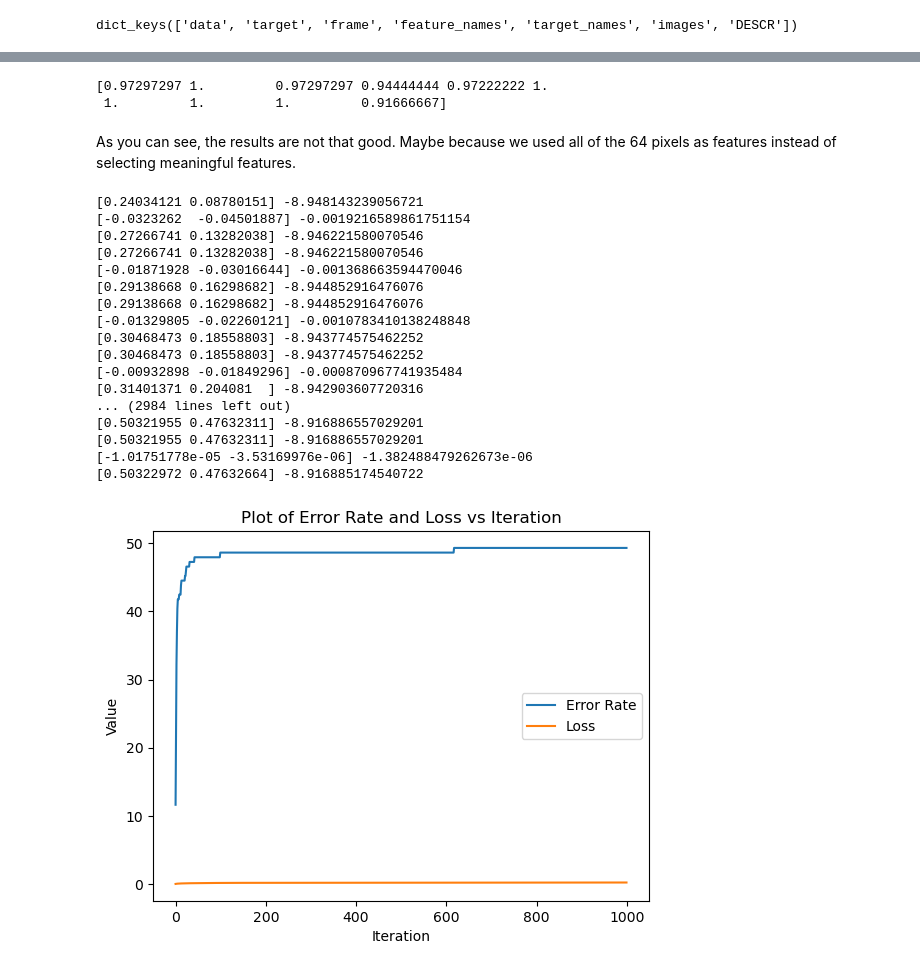
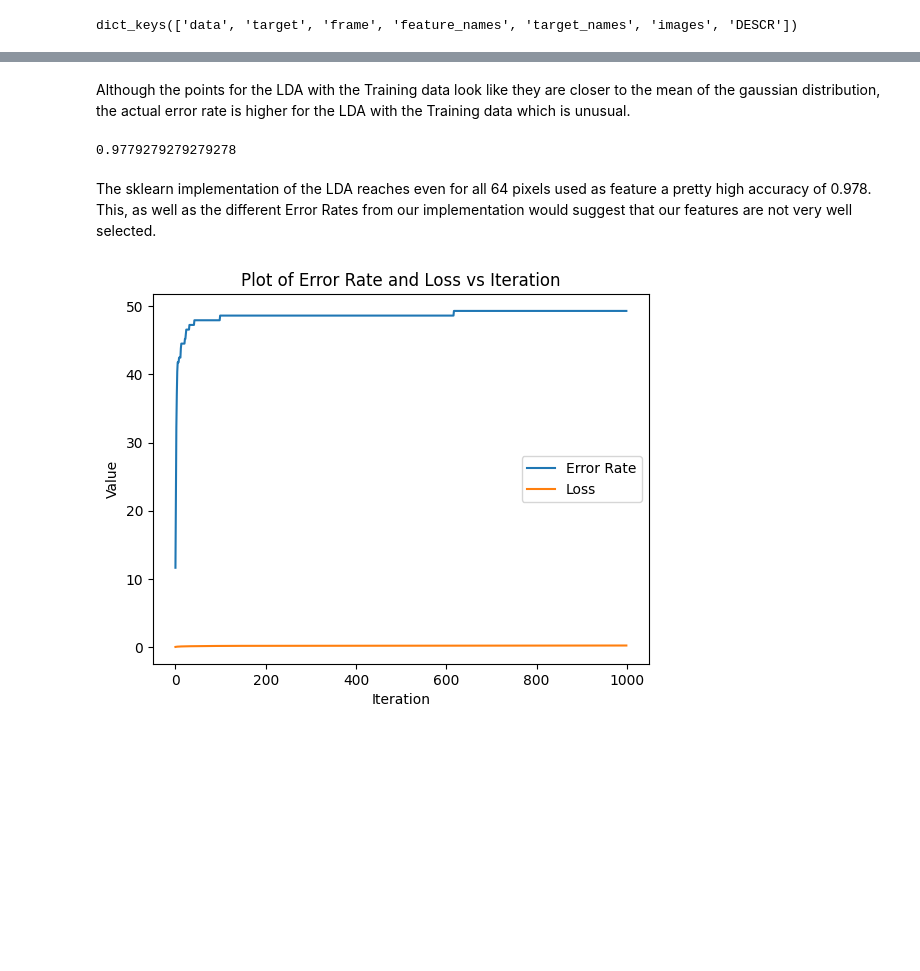
Before and after one commit to Ruben-Hartenstein/machine_learning_essentials, a Jupyter notebook: exercise_1/linear-classifiers.ipynb, the cells around one changed output, grey strips where cells are left out. Cells and saved outputs as stored; diff of their text form; code cells hidden in the pictures; blank space fills up the shorter version.

```diff
--- a/exercise_1/linear-classifiers.ipynb
+++ b/exercise_1/linear-classifiers.ipynb
@@ -56,13 +52,11 @@ def features2d(x):
         features[i, 0] = x[i, 10] + x[i, 18] + x[i, 26]
         features[i, 1] = x[i, 26] + x[i, 27] + x[i, 28]
 
-
-
     return features
 
-all_features = features2d(X_all)
-training_features = features2d(X_train)
-test_features = features2d(X_test)
+features_all = features2d(X_all)
+features_train = features2d(X_train)
+features_test = features2d(X_test)
 # %%
 def plot_points_with_colors(points, labels):
     # Extract x and y coordinates
@@ -156,38 +152,37 @@ plt.show()
 # %%
-def fit_lda(training_features, training_labels):
+def fit_lda(X_train, y_train):
     # Compute the mean of each class
-    mu_3 = np.mean(training_features[training_labels == 3], axis=0)
-    mu_9 = np.mean(training_features[training_labels == 9], axis=0)
+    mu_3 = np.mean(X_train[y_train == 3], axis=0)
+    mu_9 = np.mean(X_train[y_train == 9], axis=0)
     mu = np.array([mu_3, mu_9])
 
     # Compute the covariance matrix
     cov = 0
-    for x, y in zip(training_features, training_labels):
+    for x, y in zip(X_train, y_train):
         if y == 3:
             x_i = x - mu_3
         else:
             x_i = x - mu_9
         cov += np.outer(x_i, np.transpose(x_i))
 
-    covmat = cov/len(training_labels)
+    covmat = cov/len(y_train)
     # Compute the prior probability of each class
-    p = np.array([np.sum(training_labels == 3) / len(training_labels), np.sum(training_labels == 9) / len(training_labels)])
+    p = np.array([np.sum(y_train == 3) / len(y_train), np.sum(y_train == 9) / len(y_train)])
 
     return mu, covmat, p
 
-def filter_pixels(train_data, test_data, var=0.1):
-    pixel_variances = np.var(train_data, axis=0)
+def filter_pixels(X_train, X_test, var=0.001):
+    pixel_variances = np.var(X_train, axis=0)
     # Find pixels with variance smaller than 0.001
     dead_pixels_mask = pixel_variances < var
     # Filter out dead pixels
-    filtered_train_data = train_data[:, ~dead_pixels_mask]
-    filtered_test_data = test_data[:, ~dead_pixels_mask]
-    return filtered_train_data, filtered_test_data
+    X_train_filtered = X_train[:, ~dead_pixels_mask]
+    X_test_filtered = X_test[:, ~dead_pixels_mask]
+    return X_train_filtered, X_test_filtered
 
-filtered_train_data, filtered_test_data = filter_pixels(X_train, X_test)
-feature_mu, feature_covmat, feature_p = fit_lda(training_features, y_train)
-var_mu, var_covmat, var_p = fit_lda(filtered_train_data, y_train)
-var_covmat_inv = np.linalg.inv(var_covmat)
+X_train_filtered, X_test_filtered = filter_pixels(X_train, X_test)
+feature_mu, feature_covmat, feature_p = fit_lda(features_train, y_train)
+var_mu, var_covmat, var_p = fit_lda(X_train_filtered, y_train)
 # %%
 def predict_lda(mu, covmat, p, test_features):
     # Compute the inverse of the covariance matrix
@@ -274,3 +286,5 @@ plt.show()
+# %% [markdown]
+Although the points for the LDA with the Training data look like they are closer to the mean of the gaussian distribution, the actual error rate is higher for the LDA with the Training data which is unusual.
 # %%
 from sklearn.model_selection import cross_val_score
 from sklearn.discriminant_analysis import LinearDiscriminantAnalysis
@@ -279,12 +293,11 @@ estimator = LinearDiscriminantAnalysis()
 
 
 scores = cross_val_score(estimator, X_all, y_all, cv=10)
-print(scores)
+print(scores.mean())
 # %% [output]
-[0.97297297 1.         0.97297297 0.94444444 0.97222222 1.
- 1.         1.         1.         0.91666667]
+0.9779279279279278
-# %% [markdown]
-As you can see, the results are not that good. Maybe because we used all of the 64 pixels as features instead of selecting meaningful features.
+# %% [markdown]
+The sklearn implementation of the LDA reaches even for all 64 pixels used as feature a pretty high accuracy of 0.978. This, as well as the different Error Rates from our implementation would suggest that our features are not very well selected.
 # %%
 def calculate_delta_loss(X, y, beta, b, _lambda):
     sum_b = 0
@@ -306,11 +319,8 @@ def fit_svm(training_features, training_labels, _lambda, beta, b, tau):
     loss = 0.5 * np.dot(np.transpose(beta), beta) + (_lambda / len(training_labels)) * _sum
 
     delta_beta, delta_b = calculate_delta_loss(training_features, training_labels, beta, b, _lambda)
-    print(beta, b)
-    print(tau * delta_beta, tau * delta_b)
     beta -= tau * delta_beta
     b -= tau * delta_b
-    print(beta, b)
 
     return loss, beta, b
 
@@ -318,50 +328,33 @@ def predict_svm(test_features, beta, b):
     return np.sign(np.dot(test_features, beta) + b)
 
 
 tau = 0.0001
 _lambda = 10
 #beta = np.random.normal(0, 1, training_features.shape[1])
 #b = 0
 beta = np.array([0.24034121, 0.08780151])
 b = -8.948143239056721
 
 epochs = 1000
 error_rate_list = []
 loss_list = []
 
 for i in range(epochs):
     if i == 900:
         tau /= 10
-    predicted_labels = predict_svm(test_features, beta, b)
+    predicted_labels = predict_svm(features_test, beta, b)
     error_rate = calculate_error_rate(predicted_labels, y_test)
-    loss, beta, b = fit_svm(training_features, y_train, _lambda, beta, b, tau)
+    loss, beta, b = fit_svm(features_train, y_train, _lambda, beta, b, tau)
     error_rate_list.append(error_rate*100)
     loss_list.append(loss)
 
 plt.plot(range(epochs), error_rate_list, label='Error Rate')
 plt.plot(range(epochs), loss_list, label='Loss')
 
 plt.xlabel('Iteration')
 plt.ylabel('Value')
 plt.title('Plot of Error Rate and Loss vs Iteration')
 plt.legend()
 plt.show()
 # %% [output]
-[0.24034121 0.08780151] -8.948143239056721
-[-0.0323262  -0.04501887] -0.0019216589861751154
-[0.27266741 0.13282038] -8.946221580070546
-[0.27266741 0.13282038] -8.946221580070546
-[-0.01871928 -0.03016644] -0.001368663594470046
-[0.29138668 0.16298682] -8.944852916476076
-[0.29138668 0.16298682] -8.944852916476076
-[-0.01329805 -0.02260121] -0.0010783410138248848
-[0.30468473 0.18558803] -8.943774575462252
-[0.30468473 0.18558803] -8.943774575462252
-[-0.00932898 -0.01849296] -0.000870967741935484
-[0.31401371 0.204081  ] -8.942903607720316
-... (2984 lines left out)
-[0.50321955 0.47632311] -8.916886557029201
-[0.50321955 0.47632311] -8.916886557029201
-[-1.01751778e-05 -3.53169976e-06] -1.382488479262673e-06
-[0.50322972 0.47632664] -8.916885174540722
-[figure, old version]
+[figure, new version]
```
Also changed, not shown: parts of 11 cells of this notebook, 3 other files.
